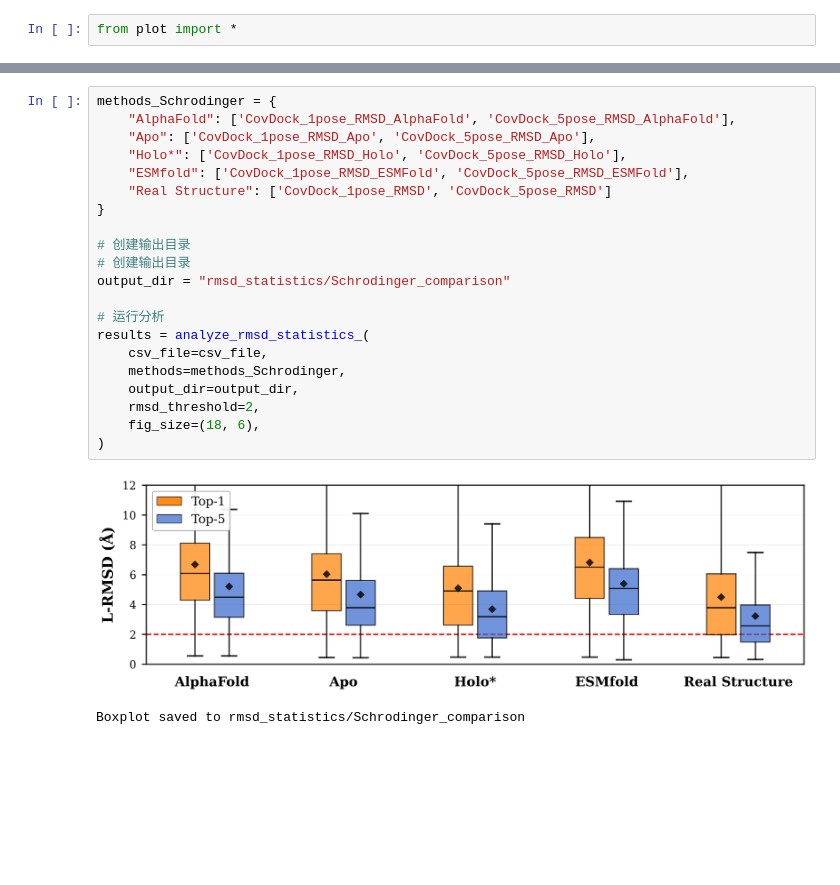
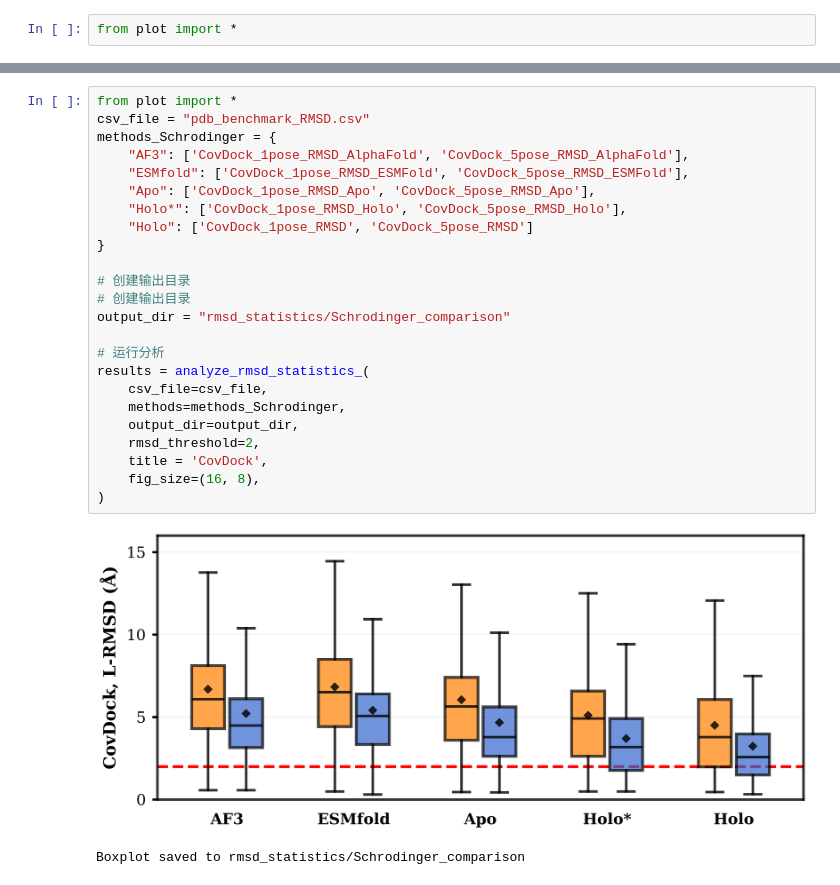
Before and after one commit to hf1s/CoFD-Bench, a Jupyter notebook: RMSD_plot.ipynb, the cells around one changed output, grey strips where cells are left out. Drawn from its saved outputs; the diff is of its cells as text; blank space fills up the shorter version.

```diff
--- a/RMSD_plot.ipynb
+++ b/RMSD_plot.ipynb
@@ -38,26 +43,29 @@ GNINA                5poses     6.19% 4.29
 # %%
+from plot import *
+csv_file = "pdb_benchmark_RMSD.csv"
 methods_Schrodinger = {
-    "AlphaFold": ['CovDock_1pose_RMSD_AlphaFold', 'CovDock_5pose_RMSD_AlphaFold'],
+    "AF3": ['CovDock_1pose_RMSD_AlphaFold', 'CovDock_5pose_RMSD_AlphaFold'],
+    "ESMfold": ['CovDock_1pose_RMSD_ESMFold', 'CovDock_5pose_RMSD_ESMFold'],
     "Apo": ['CovDock_1pose_RMSD_Apo', 'CovDock_5pose_RMSD_Apo'],
     "Holo*": ['CovDock_1pose_RMSD_Holo', 'CovDock_5pose_RMSD_Holo'],
-    "ESMfold": ['CovDock_1pose_RMSD_ESMFold', 'CovDock_5pose_RMSD_ESMFold'],
-    "Real Structure": ['CovDock_1pose_RMSD', 'CovDock_5pose_RMSD']
+    "Holo": ['CovDock_1pose_RMSD', 'CovDock_5pose_RMSD']
 }
 
 # 创建输出目录
 # 创建输出目录
 output_dir = "rmsd_statistics/Schrodinger_comparison"
 
 # 运行分析
 results = analyze_rmsd_statistics_(
     csv_file=csv_file,
     methods=methods_Schrodinger,
     output_dir=output_dir,
     rmsd_threshold=2,
-    fig_size=(18, 6),
+    title = 'CovDock',
+    fig_size=(16, 8),
 )
 # %% [output]
-[figure, old version]
+[figure, new version]
 Boxplot saved to rmsd_statistics/Schrodinger_comparison
 # %%
 methods_Autodock = {
```
Also changed, not shown: parts of 6 cells of this notebook.
